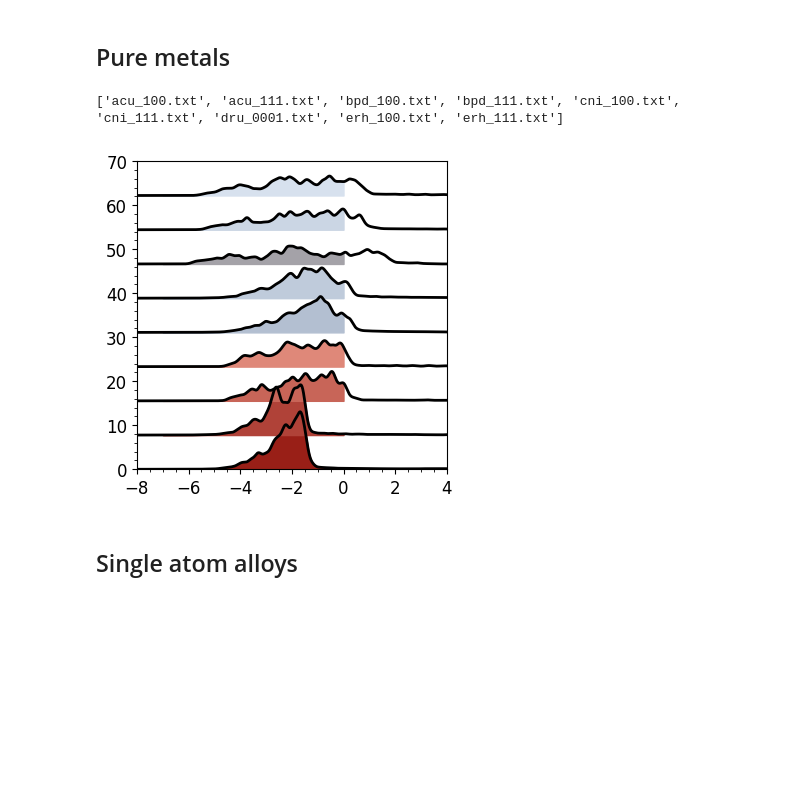
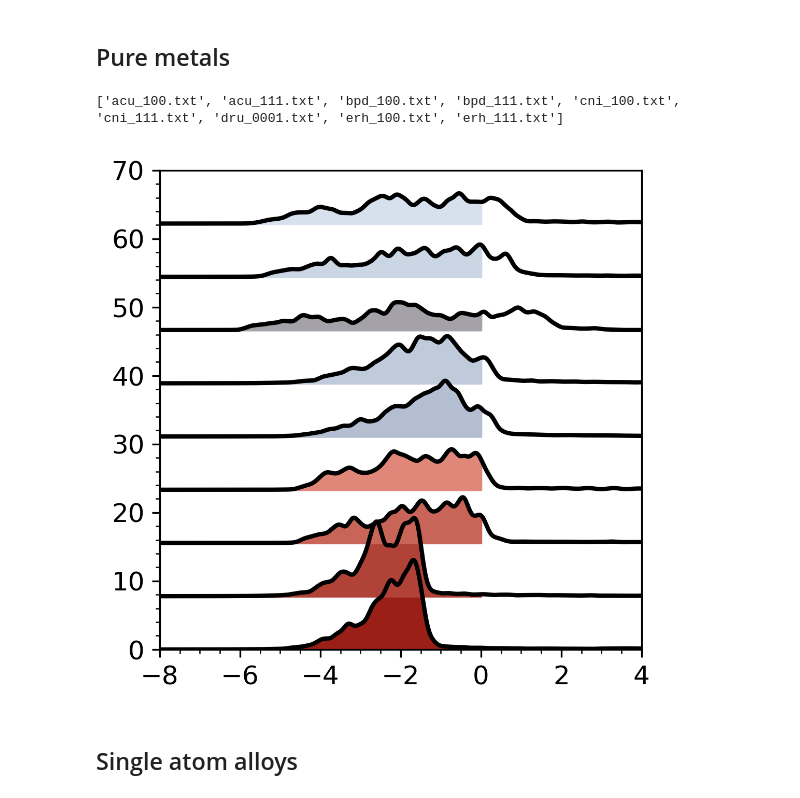
Before and after one commit to DeanMSweeney/nitrate-GC, a Jupyter notebook: gc-dft_analysis/GC-DFT_analysis.ipynb, the cells around one changed output. Saved outputs shown, nothing was run; the diff lists cells and outputs as text; code cells hidden in the pictures; blank space fills up the shorter version.

```diff
--- a/gc-dft_analysis/GC-DFT_analysis.ipynb
+++ b/gc-dft_analysis/GC-DFT_analysis.ipynb
@@ -342,7 +342,7 @@ colors = colors[::-1]
 vertical_offsets = np.linspace(0, 70, 10)  # Adjust spacing dynamically
 
 ### plot the results
-plt.figure(figsize=(4, 4))
+plt.figure(figsize=(4, 4), dpi=300)
 
 # Iterate over all files in the directory
 print(sorted(os.listdir(directory)))
@@ -357,34 +357,34 @@ for i, filename in enumerate(sorted(os.listdir(directory))):
         y = gaussian_filter1d(np.array(data['d_total']), sigma=100)   # Extract total DOS and apply Gaussian smoothing
 
     except Exception as e:
         print(f"Error processing file {filename}: {e}")
         continue
 
     # Apply vertical offset
     y_offset = y + vertical_offsets[i]
 
     # Plot the DOS with offset
     plt.plot(x, y_offset, color='black', lw=2, label=filename)
     plt.fill_between(x, vertical_offsets[i], y_offset, where=(x > -7) & (x < 0), color=colors[(i) % len(colors)])
 
 
     # Calculate and mark the center point
     center, width = calculate_d_band_properties(x, np.array(data['d_total']))
 
 # Format plot
 plt.xlim(-8, 4)
 plt.ylim(0,70)
 plt.minorticks_on()
 plt.tick_params(axis='y', which='minor', length=2)  # Y-axis minor ticks
 plt.tick_params(axis='x', which='minor', length=2)
 plt.xticks(fontsize=12)
 plt.yticks(fontsize=12)
 
 # save as .svg
 plt.savefig('figures/dos_plots_pm.svg', format='svg', dpi=300, bbox_inches='tight')
 # %% [output]
 ['acu_100.txt', 'acu_111.txt', 'bpd_100.txt', 'bpd_111.txt', 'cni_100.txt', 'cni_111.txt', 'dru_0001.txt', 'erh_100.txt', 'erh_111.txt']
-[figure, old version]
+[figure, new version]
 # %% [markdown]
 ## Single atom alloys
 # %%
```
Also changed, not shown: parts of 16 cells of this notebook, 15 other files.
